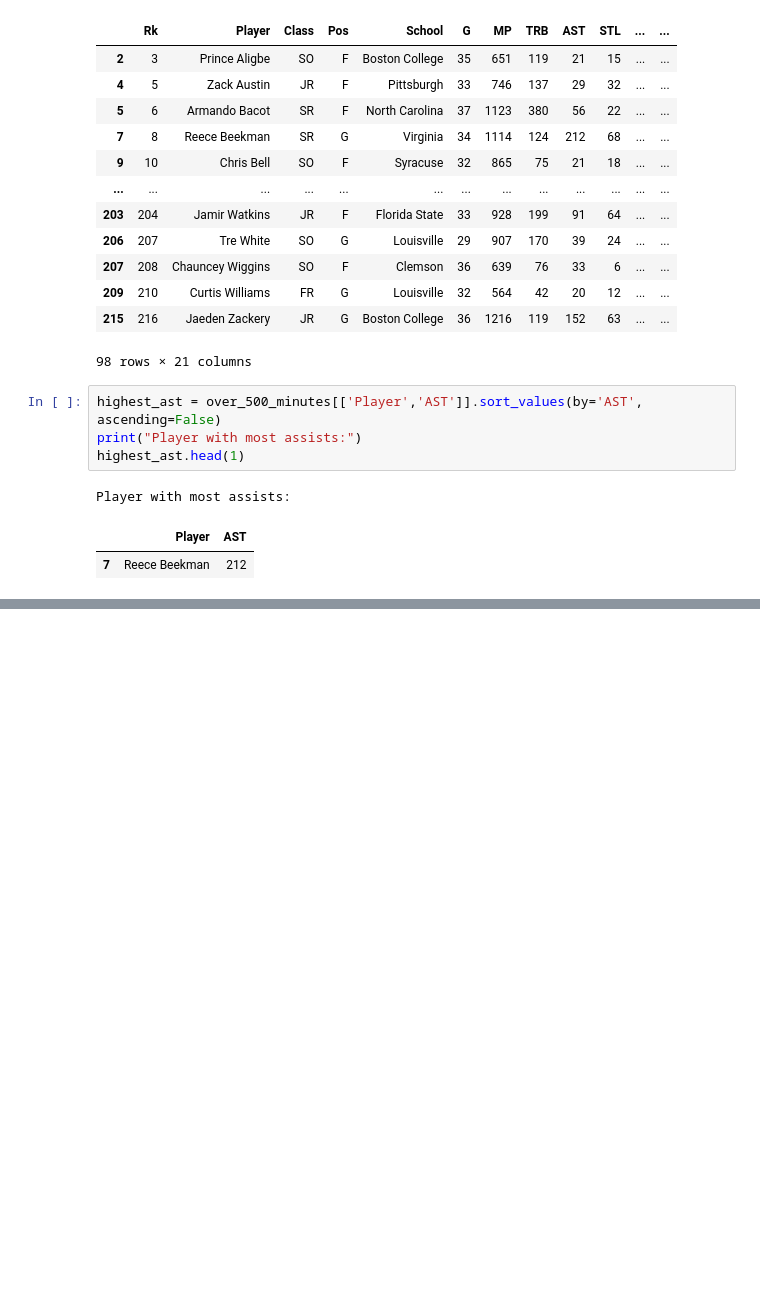
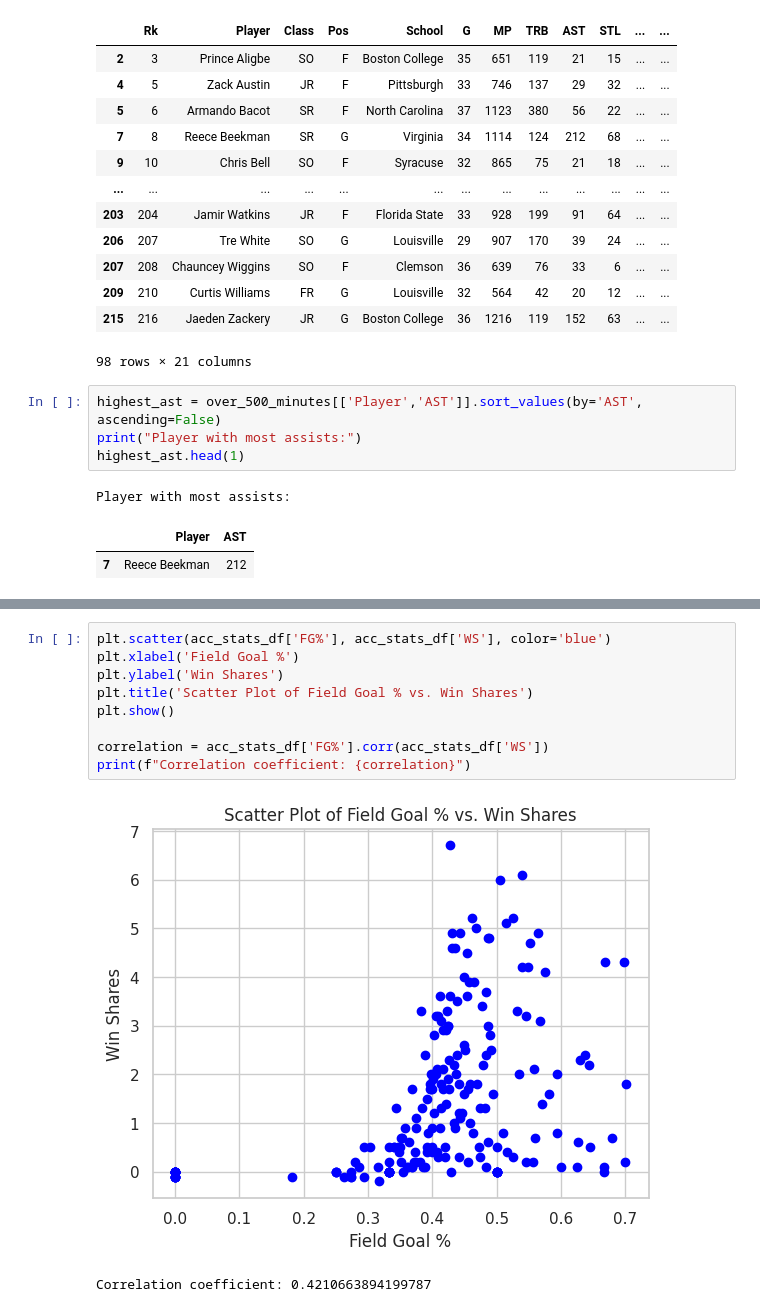
Before and after one commit to xcz8pd/xcz8pd, a Jupyter notebook: acc_basketball_hw.ipynb, the cells around one changed output, grey strips where cells are left out. Cells and saved outputs as stored; diff of their text form; blank space fills up the shorter version.

```diff
--- a/acc_basketball_hw.ipynb
+++ b/acc_basketball_hw.ipynb
@@ -71,0 +144,12 @@ Player with most assists:
+# %%
+plt.scatter(acc_stats_df['FG%'], acc_stats_df['WS'], color='blue')
+plt.xlabel('Field Goal %')
+plt.ylabel('Win Shares')
+plt.title('Scatter Plot of Field Goal % vs. Win Shares')
+plt.show()
+
+correlation = acc_stats_df['FG%'].corr(acc_stats_df['WS'])
+print(f"Correlation coefficient: {correlation}")
+# %% [output]
+[figure, added]
+Correlation coefficient: 0.4210663894199787
```
Also changed, not shown: parts of 5 cells of this notebook.
